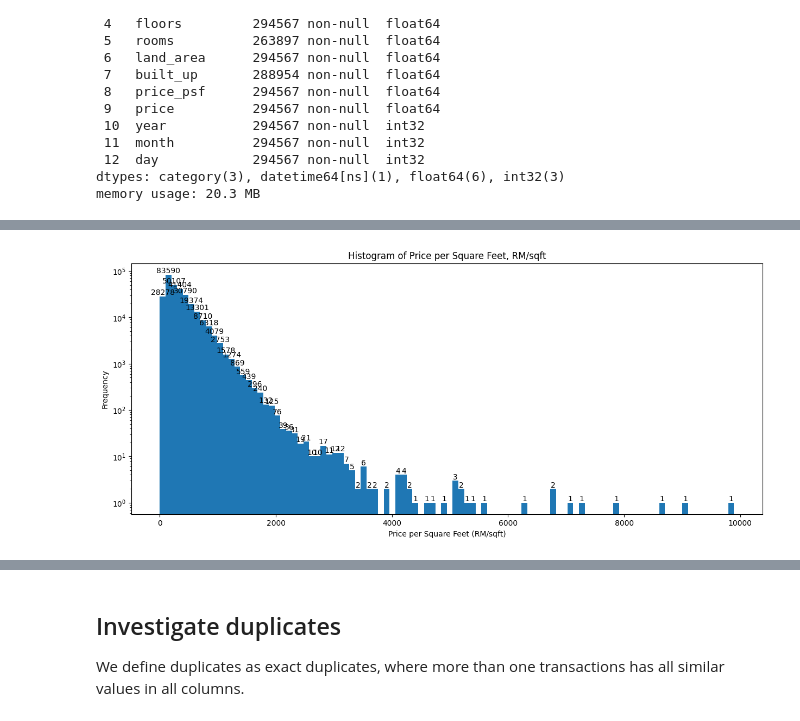
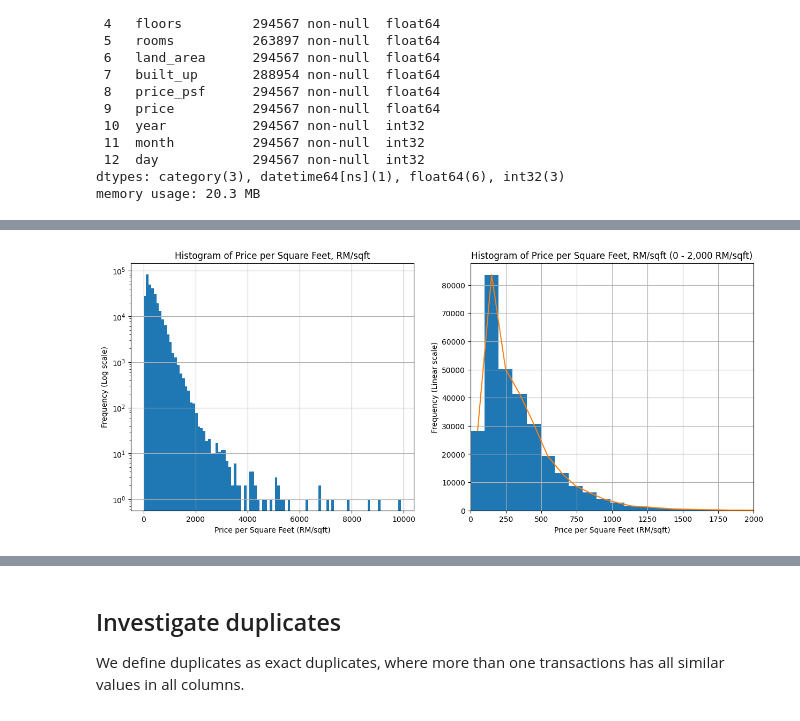
Before and after one commit to yuenherny/kl-house-price-forecasting, a Jupyter notebook: notebooks/03 - Data Cleaning 1.ipynb, the cells around one changed output, grey strips where cells are left out. Drawn from its saved outputs; the diff is of its cells as text; code cells hidden in the pictures.

```diff
--- a/notebooks/03 - Data Cleaning 1.ipynb
+++ b/notebooks/03 - Data Cleaning 1.ipynb
@@ -372,13 +382,28 @@ plt.show()
 # %%
-ax = df_transactions['price_psf'].plot(
+fig, axs = plt.subplots(1, 2, figsize=(15, 6))
+df_transactions['price_psf'].plot(
     kind='hist',
     bins=100,
-    figsize=(15, 6),
     logy=True,
     title='Histogram of Price per Square Feet, RM/sqft',
-    xlabel='Price per Square Feet (RM/sqft)'
+    xlabel='Price per Square Feet (RM/sqft)',
+    ylabel='Frequency (Log scale)',
+    ax=axs[0],
+    grid=True,
 )
-ax.bar_label(ax.containers[0], fmt='%.0f')
+# axs[0].bar_label(ax.containers[0], fmt='%2.0f')
+
+df_transactions['price_psf'].plot(
+    kind='hist',
+    bins=100,
+    title='Histogram of Price per Square Feet, RM/sqft (0 - 2,000 RM/sqft)',
+    xlabel='Price per Square Feet (RM/sqft)',
+    ylabel='Frequency (Linear scale)',
+    grid=True,
+    ax=axs[1],
+)
+sns.histplot(df_transactions['price_psf'], element='poly', fill=False, bins=100)
+axs[1].set_xlim(0, 2_000)
 plt.show()
 # %% [output]
-[figure, old version]
+[figure, new version]
```
Also changed, not shown: parts of 11 cells of this notebook, 1 other file.
